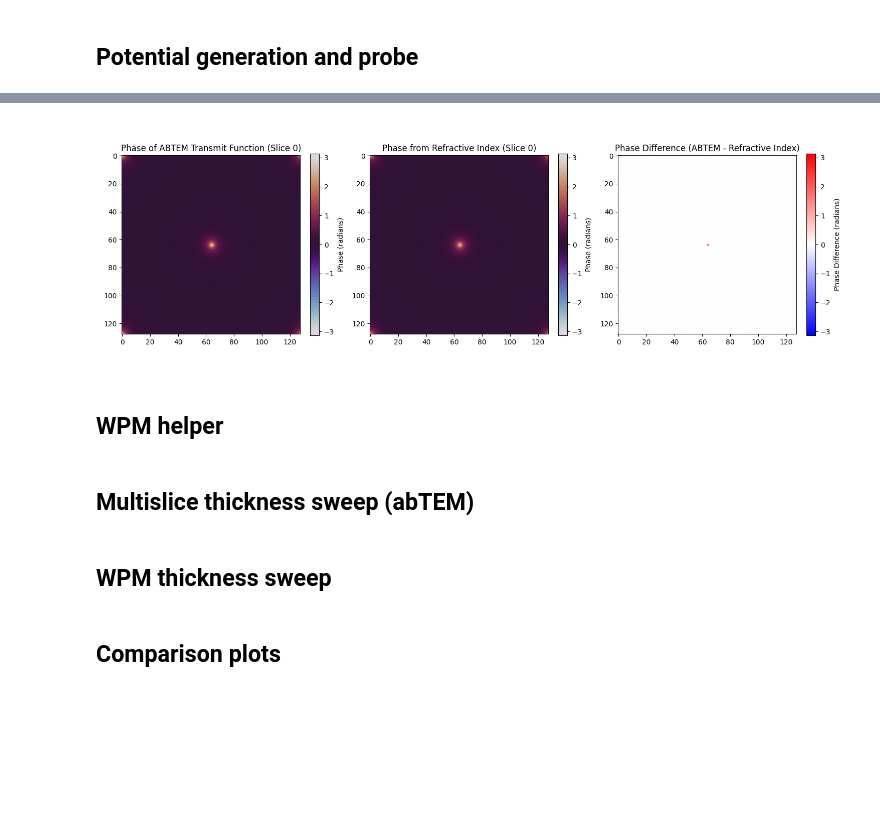
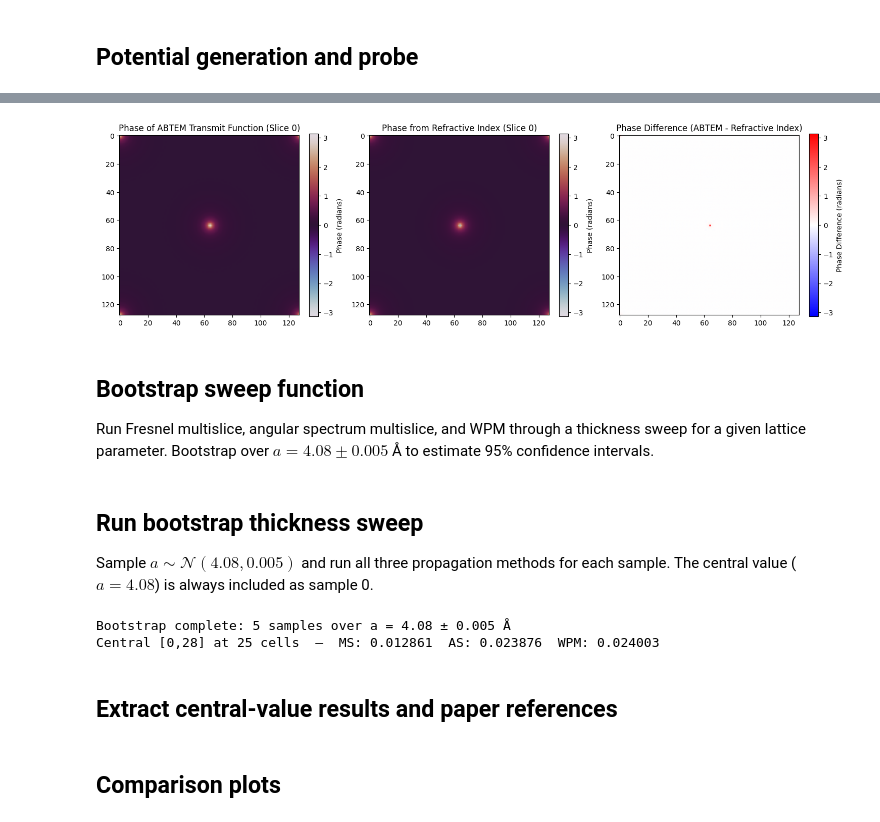
Before and after one commit to DavidLanders95/WideAnglePropagation, a Jupyter notebook: wpm/au_axel_lubk_verification.ipynb, the cells around one changed output, grey strips where cells are left out. Drawn from its saved outputs; the diff is of its cells as text; code cells hidden in the pictures; blank space fills up the shorter version.

Commit message:
Removing old experimental results

```diff
--- a/wpm/au_axel_lubk_verification.ipynb
+++ b/wpm/au_axel_lubk_verification.ipynb
@@ -147,13 +158,13 @@ Beam_0_28_Au_Klein_Gordon_MS = parse_and_interpolate(raw_data_Au_Beam_0_28_Klein
 # %% [markdown]
 ## Crystal and beam setup
 # %%
-atoms = bulk("Au", "fcc", a=4.08, cubic=True)
+a_central = 4.08
+a_sigma = 0.005
+
+atoms = bulk("Au", "fcc", a=a_central, cubic=True)
 coarse_unitcell_gpts = (128, 128, 2)
 energy = 300e3
 n_cells_range = range(0, 26)
-
-# For FCC cubic cell, there are 2 atomic planes in the z-direction.
-# We want 1 slice per atomic plane.
 n_slices_coarse = 2
 
 cell_thickness = atoms.get_cell()[2, 2]
@@ -322,44 +330,47 @@ probe_array = probe.build(lazy=False).array
 # %%
 transmit = get_abtem_transmit(potential_lobato, energy)
 
-transmit_0 = transmit[0]
+transmit_0 = transmit[0].get()
 # 1. Get the projected potential from abTEM (Units: Volt * Angstrom)
 # potential_array has shape (N_slices, y, x)
-V_projected = potential_lobato.build(lazy=True).array
+V_projected = potential_lobato.build(lazy=False).array
+V_projected = cupy.asnumpy(V_projected)  # Convert to CPU for plotting if needed
 
 # 2. Get the thickness of the slice (Units: Angstrom)
 dz = potential_lobato.slice_thickness[0]
 
 # 3. Rescale to get the effective 'average' potential in Volts
 # This gives us the correct magnitude to plug into the relativistic formula
 V_effective = np.array(V_projected[0] / dz)
 
 # 4. Calculate the Refractive Index (n)
 # n is unitless. It depends on V_effective (Volts) and Energy (eV)
 n = electron_refractive_index(V_effective, energy)
 
 # 5. Calculate the Transmission Function
 # We multiply by dz again because the electron travels through this thickness
 # Units: [1] * [Angstrom] / [Angstrom] = Dimensionless (Correct)
 transmission_function = jnp.exp(1j * 2 * jnp.pi * (n - 1) * dz / wavelength)
 
 fig, (ax1, ax2, ax3) = plt.subplots(1, 3, figsize=(15, 5))
-im1 = ax1.imshow(jnp.angle(transmit_0), cmap='twilight', vmin=-jnp.pi, vmax=jnp.pi)
+im1 = ax1.imshow(np.angle(transmit_0), cmap='twilight', vmin=-np.pi, vmax=np.pi)
 ax1.set_title("Phase of ABTEM Transmit Function (Slice 0)")
 fig.colorbar(im1, ax=ax1, fraction=0.046, label="Phase (radians)")
-im2 = ax2.imshow(jnp.angle(transmission_function), cmap='twilight', vmin=-jnp.pi, vmax=jnp.pi)
+im2 = ax2.imshow(np.angle(transmission_function), cmap='twilight', vmin=-np.pi, vmax=np.pi)
 ax2.set_title("Phase from Refractive Index (Slice 0)")
 fig.colorbar(im2, ax=ax2, fraction=0.046, label="Phase (radians)")
 
-diff_phase = jnp.angle(transmit_0) - jnp.angle(transmission_function)
-im3 = ax3.imshow(diff_phase, cmap='bwr', vmin=-jnp.pi, vmax=jnp.pi)
+diff_phase = np.angle(transmit_0) - np.angle(transmission_function)
+im3 = ax3.imshow(diff_phase, cmap='bwr', vmin=-np.pi, vmax=np.pi)
 ax3.set_title("Phase Difference (ABTEM - Refractive Index)")
 fig.colorbar(im3, ax=ax3, fraction=0.046, label="Phase Difference (radians)")
 
 plt.tight_layout()
 plt.show()
 # %% [output]
-[figure, old version]
+[figure, new version]
 # %% [markdown]
-## WPM helper
+## Bootstrap sweep function
+
+Run Fresnel multislice, angular spectrum multislice, and WPM through a thickness sweep for a given lattice parameter.  Bootstrap over $a = 4.08 \pm 0.005$ Å to estimate 95% confidence intervals.
 # %%
@@ -367,38 +428,30 @@ transmit = get_abtem_transmit(potential_lobato, energy)
 # %% [markdown]
-## Multislice thickness sweep (abTEM)
+## Run bootstrap thickness sweep
+
+Sample $a \sim \mathcal{N}(4.08, 0.005)$ and run all three propagation methods for each sample.  The central value ($a=4.08$) is always included as sample 0.
 # %%
-measurements_multislice = []
-probe = abtem.Waves(array=probe_array, sampling=probe.sampling, energy=energy)
+rng = np.random.default_rng(42)
+n_bootstrap = 5
 
-# Extract sampling as separate values to ensure proper type handling
-sampling_x, sampling_y = probe.grid.sampling[0], probe.grid.sampling[1]
+# Always include central value, then draw N-1 samples
+a_samples = np.concatenate([[a_central], rng.normal(a_central, a_sigma, size=n_bootstrap - 1)])
 
-fresnel_propagator = fresnel_propagation_kernel(
-    probe.grid.gpts[0],
-    probe.grid.gpts[1],
-    (sampling_x, sampling_y),  # Pass as tuple explicitly
-    z=slice_thickness_coarse,
-    energy=probe.energy,
-)
+all_results = []
+for a_val in tqdm(a_samples, desc="Bootstrap over lattice param"):
+    all_results.append(run_thickness_sweep(a_val, energy=energy, n_cells=len(n_cells_range)))
 
-measurements_ms_0_0 = []
-measurements_ms_0_28 = []
-for i in tqdm(n_cells_range, desc="Multislice cells"):
-    if i == 0:
-        exit_wave = probe.array
-    else:
-        exit_wave, diffraction_pattern, _ = simulate_fresnel_as(pot_array_lobato, probe.array, fresnel_propagator, slice_thickness_coarse, energy)
+# Central value is always index 0
+central = all_results[0]
 
-    beam_0_0 = beam_amplitude_normalized(exit_wave, 0, 0, use_fftshift=True)
-    beam_0_28 = beam_amplitude_normalized(exit_wave, 0, 28, use_fftshift=True)
+def compute_ci(all_results, key, quantiles=(2.5, 50, 97.5)):
+    stacked = np.stack([r[key] for r in all_results])
+    return np.percentile(stacked, quantiles, axis=0)
 
-    measurements_ms_0_0.append(beam_0_0)
-    measurements_ms_0_28.append(beam_0_28)
-
-    probe = abtem.Waves(array=exit_wave, sampling=probe.sampling, energy=energy)
-
-exit_wave_ms = exit_wave
-measurements_multislice = np.array(measurements_multislice)
+print(f"Bootstrap complete: {n_bootstrap} samples over a = {a_central} ± {a_sigma} Å")
+print(f"Central [0,28] at 25 cells  —  MS: {central['ms_028'][-1]:.6f}  AS: {central['as_028'][-1]:.6f}  WPM: {central['wpm_028'][-1]:.6f}")
+# %% [output]
+Bootstrap complete: 5 samples over a = 4.08 ± 0.005 Å
+Central [0,28] at 25 cells  —  MS: 0.012861  AS: 0.023876  WPM: 0.024003
 # %% [markdown]
-## WPM thickness sweep
+## Extract central-value results and paper references
 # %%
```
Also changed, not shown: parts of 19 cells of this notebook, 14 other files.
